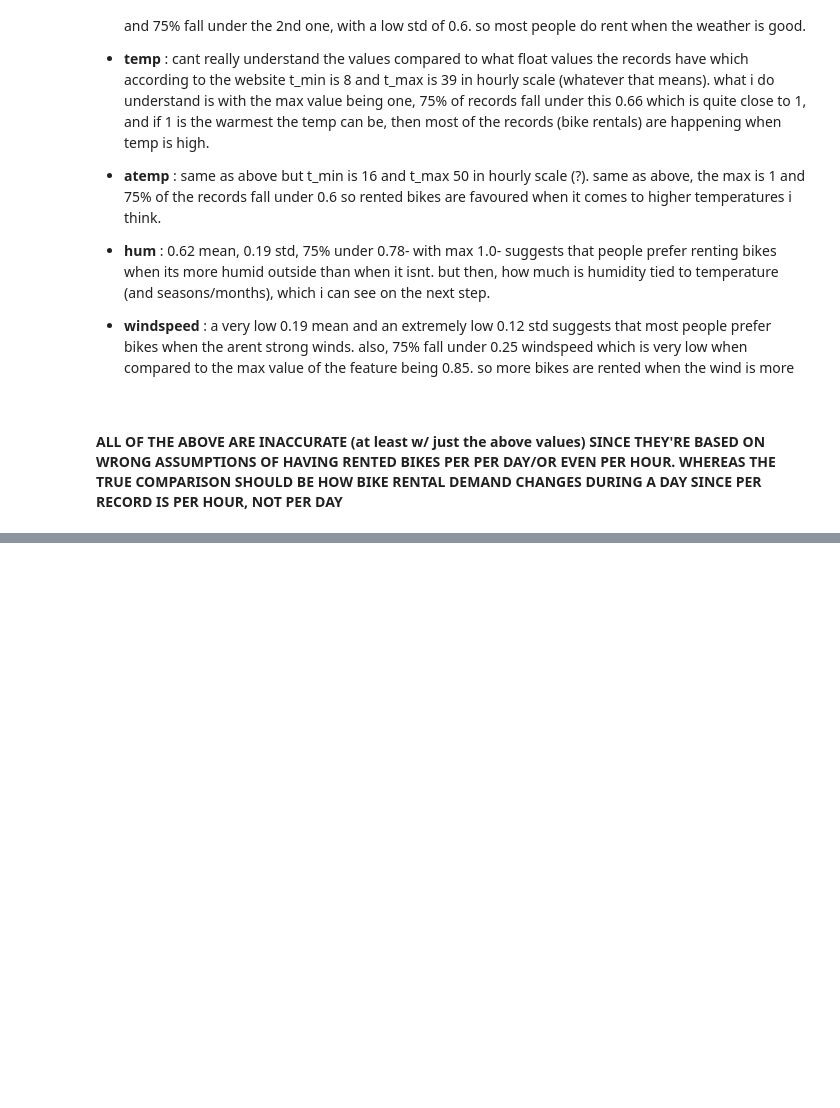
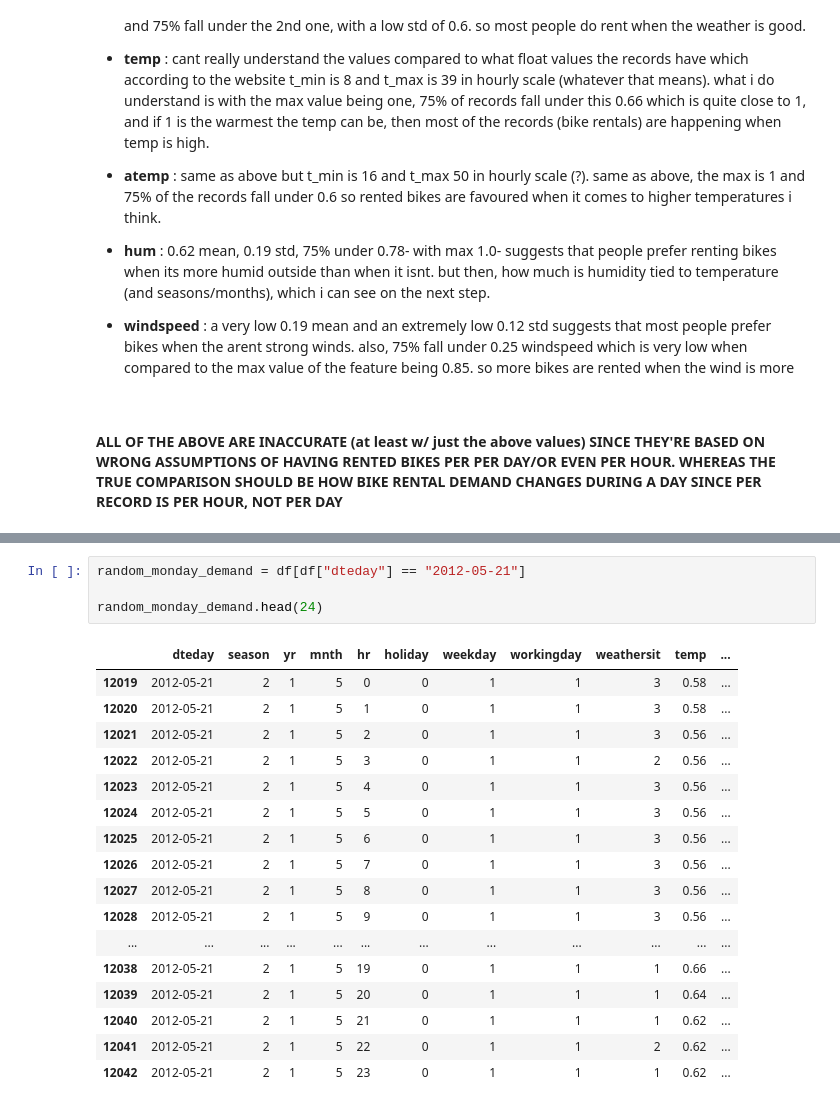
Before and after one commit to GregJackalis/bike-rental-demand-predictor, a Jupyter notebook: notebooks/prediction.ipynb, the cells around one changed output, grey strips where cells are left out. Drawn from its saved outputs; the diff is of its cells as text; blank space fills up the shorter version.

```diff
--- a/notebooks/prediction.ipynb
+++ b/notebooks/prediction.ipynb
@@ -136,0 +210,22 @@ display(X.describe().T)
+# %%
+random_monday_demand = df[df["dteday"] == "2012-05-21"]
+
+random_monday_demand.head(24)
+# %% [output]
+|  | dteday | season | yr | mnth | hr | holiday | weekday | workingday | weathersit | temp | ... |
+| 12019 | 2012-05-21 | 2 | 1 | 5 | 0 | 0 | 1 | 1 | 3 | 0.58 | ... |
+| 12020 | 2012-05-21 | 2 | 1 | 5 | 1 | 0 | 1 | 1 | 3 | 0.58 | ... |
+| 12021 | 2012-05-21 | 2 | 1 | 5 | 2 | 0 | 1 | 1 | 3 | 0.56 | ... |
+| 12022 | 2012-05-21 | 2 | 1 | 5 | 3 | 0 | 1 | 1 | 2 | 0.56 | ... |
+| 12023 | 2012-05-21 | 2 | 1 | 5 | 4 | 0 | 1 | 1 | 3 | 0.56 | ... |
+| 12024 | 2012-05-21 | 2 | 1 | 5 | 5 | 0 | 1 | 1 | 3 | 0.56 | ... |
+| 12025 | 2012-05-21 | 2 | 1 | 5 | 6 | 0 | 1 | 1 | 3 | 0.56 | ... |
+| 12026 | 2012-05-21 | 2 | 1 | 5 | 7 | 0 | 1 | 1 | 3 | 0.56 | ... |
+| 12027 | 2012-05-21 | 2 | 1 | 5 | 8 | 0 | 1 | 1 | 3 | 0.56 | ... |
+| 12028 | 2012-05-21 | 2 | 1 | 5 | 9 | 0 | 1 | 1 | 3 | 0.56 | ... |
+| ... | ... | ... | ... | ... | ... | ... | ... | ... | ... | ... | ... |
+| 12038 | 2012-05-21 | 2 | 1 | 5 | 19 | 0 | 1 | 1 | 1 | 0.66 | ... |
+| 12039 | 2012-05-21 | 2 | 1 | 5 | 20 | 0 | 1 | 1 | 1 | 0.64 | ... |
+| 12040 | 2012-05-21 | 2 | 1 | 5 | 21 | 0 | 1 | 1 | 1 | 0.62 | ... |
+| 12041 | 2012-05-21 | 2 | 1 | 5 | 22 | 0 | 1 | 1 | 2 | 0.62 | ... |
+| 12042 | 2012-05-21 | 2 | 1 | 5 | 23 | 0 | 1 | 1 | 1 | 0.62 | ... |
```
Also changed, not shown: parts of 7 cells of this notebook.
